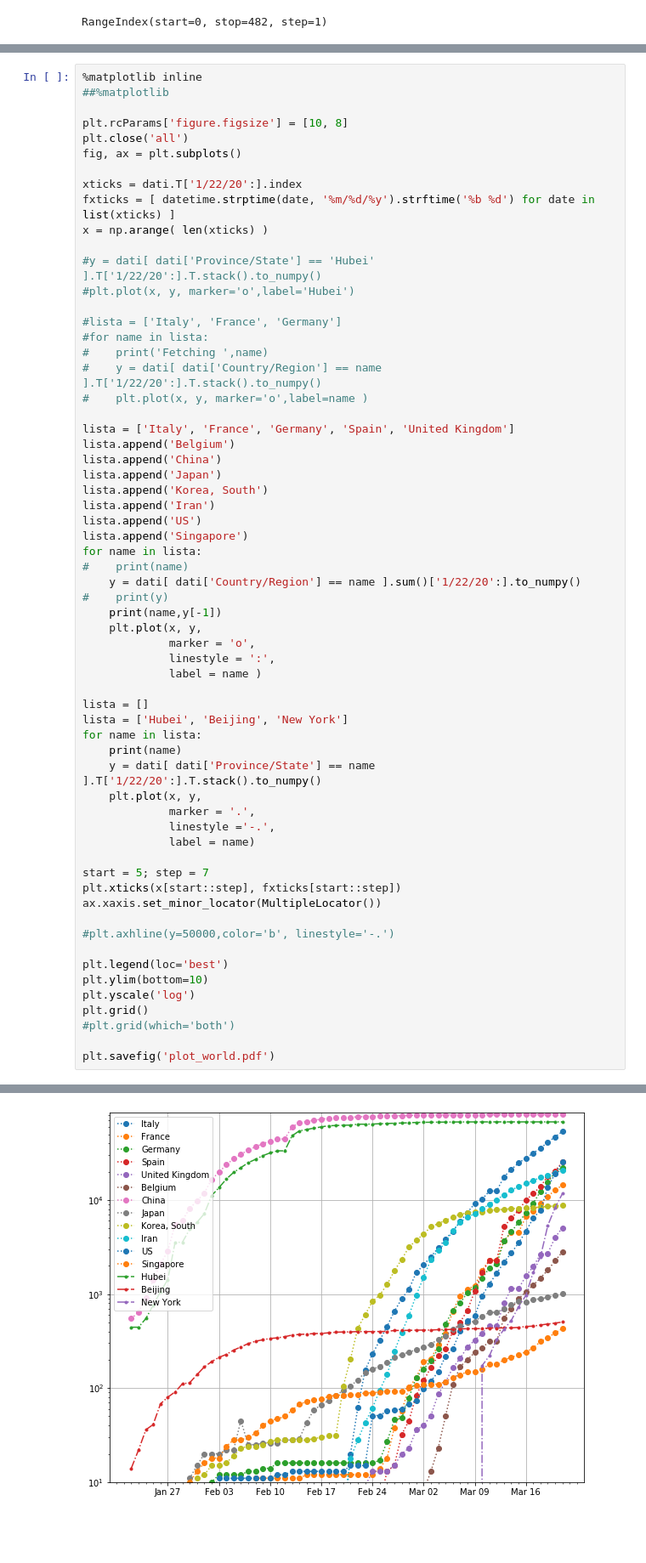
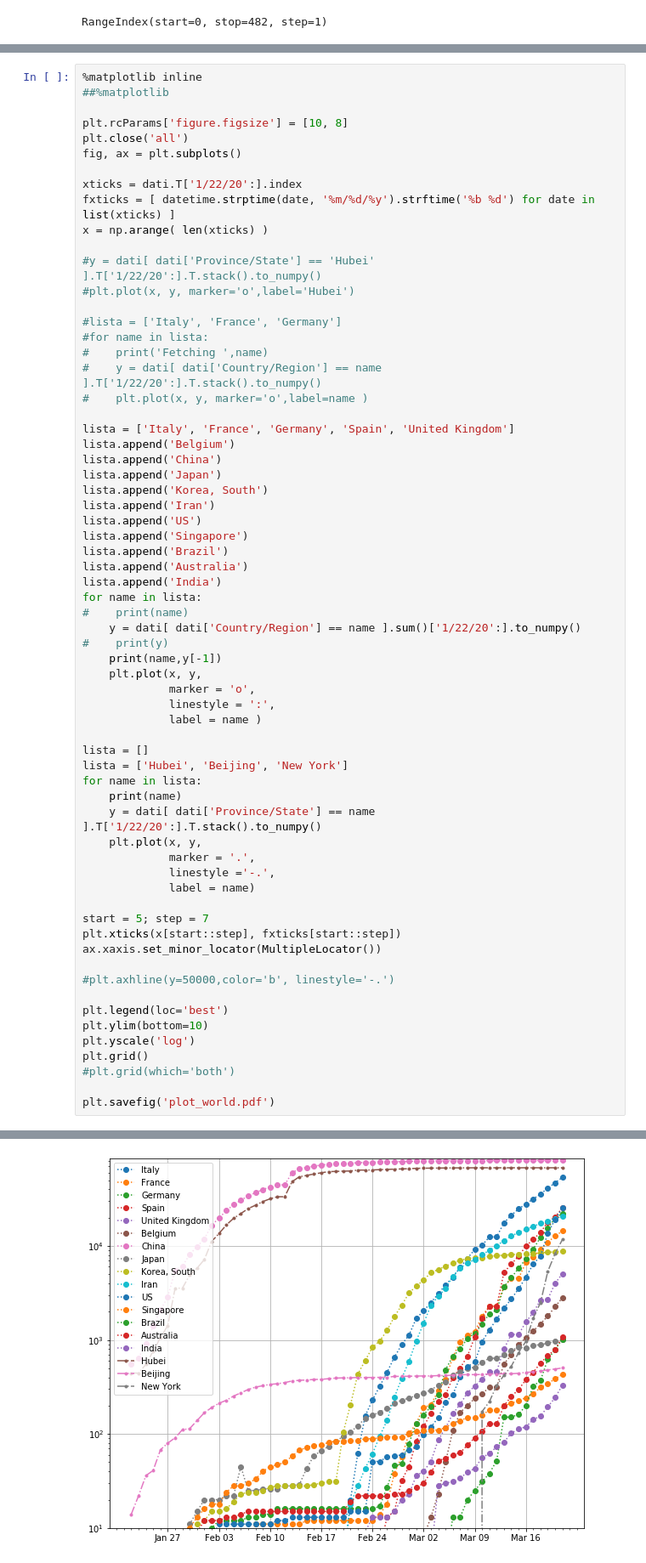
Before and after one commit to zenandrea/COVID-19_plots, a Jupyter notebook: plot_world.ipynb, the cells around one changed output, grey strips where cells are left out. Shown at 85% size. Drawn from its saved outputs; the diff is of its cells as text; blank space fills up the shorter version.

```diff
--- a/plot_world.ipynb
+++ b/plot_world.ipynb
@@ -153,6 +153,9 @@ lista.append('Korea, South')
 lista.append('Iran')
 lista.append('US')
 lista.append('Singapore')
+lista.append('Brazil')
+lista.append('Australia')
+lista.append('India')
 for name in lista:
 #    print(name)
     y = dati[ dati['Country/Region'] == name ].sum()['1/22/20':].to_numpy()
@@ -202,4 +208,4 @@ Singapore 432
 Hubei
 Beijing
 New York
-[figure, old version]
+[figure, new version]
```
Also changed, not shown: parts of 1 cell of this notebook, 1 other file.
